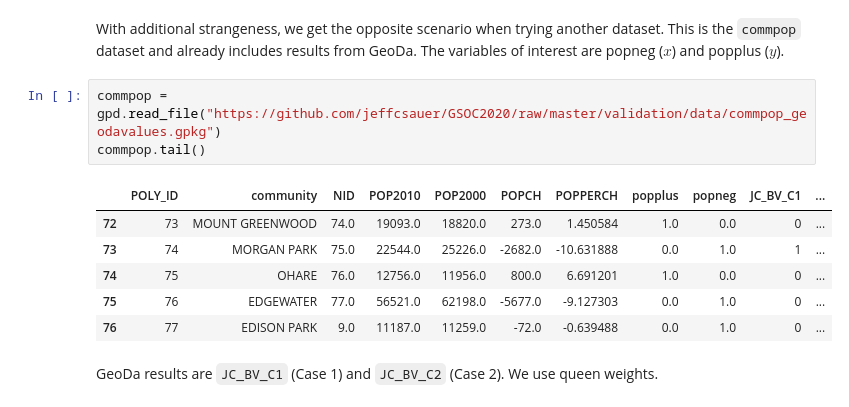
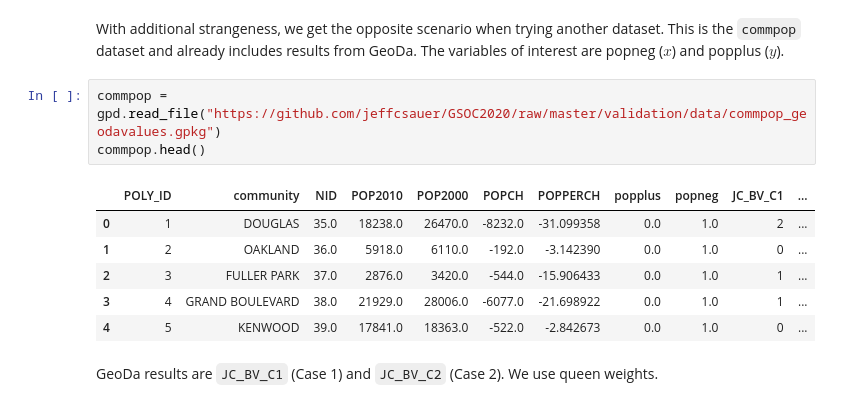
Before and after one commit to jeffcsauer/GSOC2020, a Jupyter notebook: validation/Understanding_BV_LJC.ipynb, the cells around one changed output. Saved outputs shown, nothing was run; the diff lists cells and outputs as text.

```diff
--- a/validation/Understanding_BV_LJC.ipynb
+++ b/validation/Understanding_BV_LJC.ipynb
@@ -291,14 +291,14 @@ test_results_case1.LJC[1]
 With additional strangeness, we get the opposite scenario when trying another dataset. This is the `commpop` dataset and already includes results from GeoDa. The variables of interest are popneg ($x$) and popplus ($y$).
 # %%
 commpop = gpd.read_file("https://github.com/jeffcsauer/GSOC2020/raw/master/validation/data/commpop_geodavalues.gpkg")
-commpop.tail()
+commpop.head()
 # %% [output]
 |  | POLY_ID | community | NID | POP2010 | POP2000 | POPCH | POPPERCH | popplus | popneg | JC_BV_C1 | ... |
-| 72 | 73 | MOUNT GREENWOOD | 74.0 | 19093.0 | 18820.0 | 273.0 | 1.450584 | 1.0 | 0.0 | 0 | ... |
-| 73 | 74 | MORGAN PARK | 75.0 | 22544.0 | 25226.0 | -2682.0 | -10.631888 | 0.0 | 1.0 | 1 | ... |
-| 74 | 75 | OHARE | 76.0 | 12756.0 | 11956.0 | 800.0 | 6.691201 | 1.0 | 0.0 | 0 | ... |
-| 75 | 76 | EDGEWATER | 77.0 | 56521.0 | 62198.0 | -5677.0 | -9.127303 | 0.0 | 1.0 | 0 | ... |
-| 76 | 77 | EDISON PARK | 9.0 | 11187.0 | 11259.0 | -72.0 | -0.639488 | 0.0 | 1.0 | 0 | ... |
+| 0 | 1 | DOUGLAS | 35.0 | 18238.0 | 26470.0 | -8232.0 | -31.099358 | 0.0 | 1.0 | 2 | ... |
+| 1 | 2 | OAKLAND | 36.0 | 5918.0 | 6110.0 | -192.0 | -3.142390 | 0.0 | 1.0 | 0 | ... |
+| 2 | 3 | FULLER PARK | 37.0 | 2876.0 | 3420.0 | -544.0 | -15.906433 | 0.0 | 1.0 | 1 | ... |
+| 3 | 4 | GRAND BOULEVARD | 38.0 | 21929.0 | 28006.0 | -6077.0 | -21.698922 | 0.0 | 1.0 | 1 | ... |
+| 4 | 5 | KENWOOD | 39.0 | 17841.0 | 18363.0 | -522.0 | -2.842673 | 0.0 | 1.0 | 0 | ... |
 # %% [markdown]
 GeoDa results are `JC_BV_C1` (Case 1) and `JC_BV_C2` (Case 2). We use queen weights.
 # %%
```
Also changed, not shown: 3 other files.
